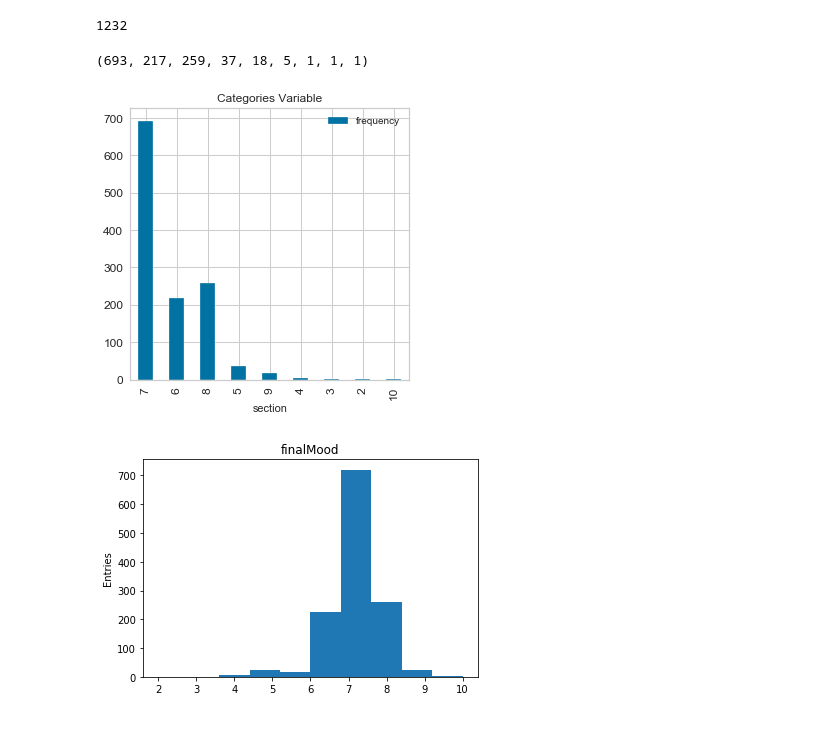
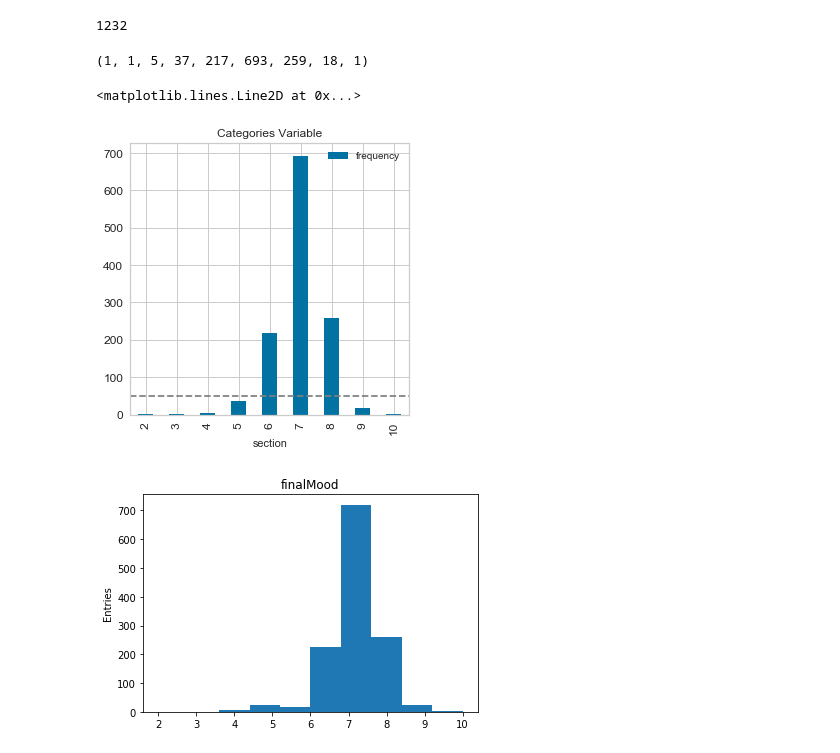
Before and after one commit to levrex/AppMoodPrediction, a Jupyter notebook: Datamining_Mood.ipynb, the cells around one changed output. Cells and saved outputs as stored; diff of their text form; code cells hidden in the pictures.

```diff
--- a/Datamining_Mood.ipynb
+++ b/Datamining_Mood.ipynb
@@ -314,14 +315,16 @@ plt.gca().set(title='finalMood', ylabel='Entries');
 # %%
 #df_agg[df_agg.columns[-1]].sum()
 from collections import Counter
 
 labels, values = zip(*Counter(df_agg[df_agg.columns[-1]]).items())
 print(values)
-df = pd.DataFrame({'section':labels, 'frequency':values})
+df = pd.DataFrame({'section':[2,3,4,5,6,7,8,9,10], 'frequency':values})
 ax = df.plot(kind='bar',  title ="Categories Variable", figsize=(5, 5), x='section', legend=True, fontsize=12, rot=90)
+ax.axhline(y=50, xmin=0, xmax=1, color='grey', linestyle='--')
 # %% [output]
-(693, 217, 259, 37, 18, 5, 1, 1, 1)
+(1, 1, 5, 37, 217, 693, 259, 18, 1)
+<matplotlib.lines.Line2D at 0x...>
-[figure, old version]
+[figure, new version]
 # %%
 from collections import Counter
 
```
Also changed, not shown: parts of 34 cells of this notebook, 5 other files.
